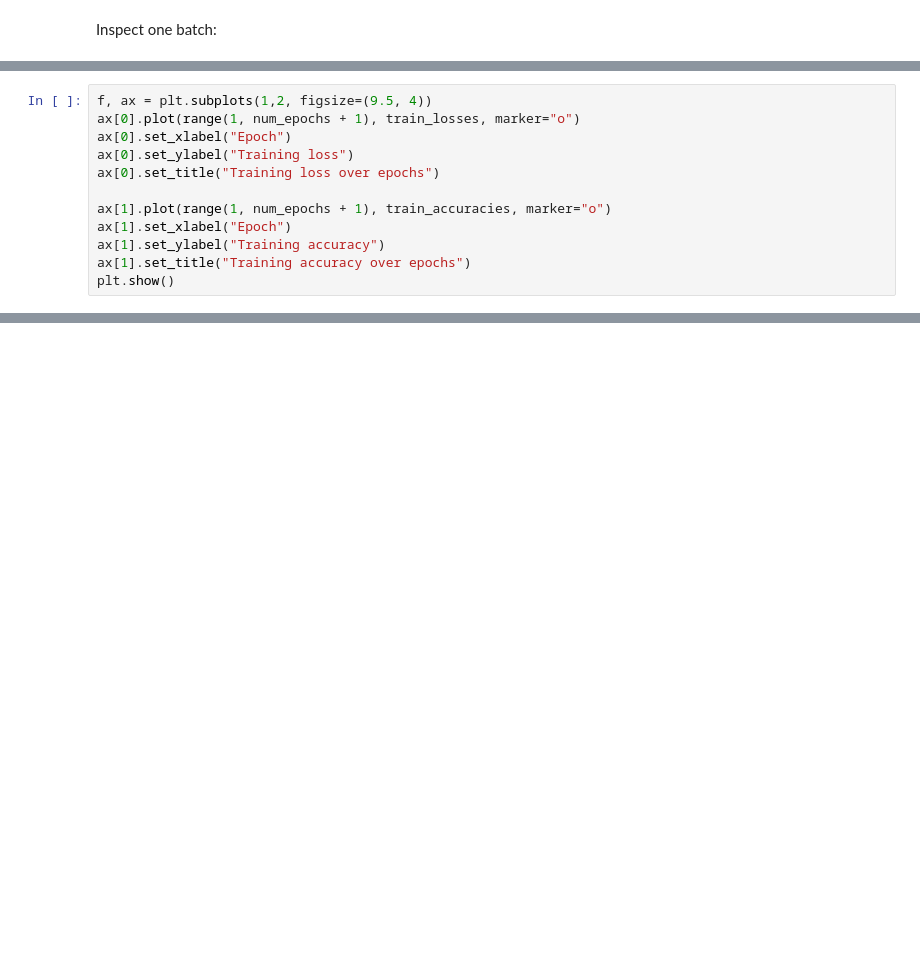
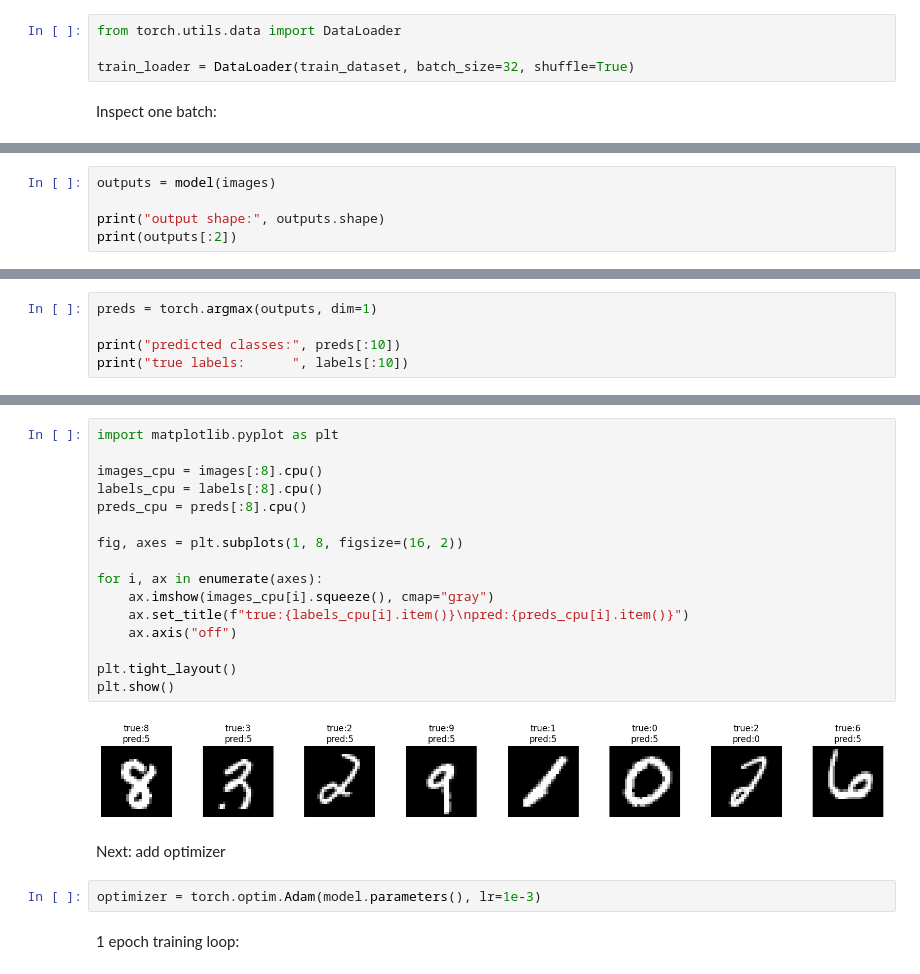
Before and after one commit to aadupuy/dl-fundamentals, a Jupyter notebook: mnist.ipynb, the cells around one changed output, grey strips where cells are left out. Saved outputs shown, nothing was run; the diff lists cells and outputs as text; blank space fills up the shorter version.

```diff
--- a/mnist.ipynb
+++ b/mnist.ipynb
@@ -56,2 +61,6 @@ test_loader = DataLoader(test_dataset, batch_size=64, shuffle=False)
+# %%
+from torch.utils.data import DataLoader
+
+train_loader = DataLoader(train_dataset, batch_size=32, shuffle=True)
 # %% [markdown]
 Inspect one batch:
@@ -360,12 +66,0 @@ Test accuracy: 0.9786
-# %%
-f, ax = plt.subplots(1,2, figsize=(9.5, 4))
-ax[0].plot(range(1, num_epochs + 1), train_losses, marker="o")
-ax[0].set_xlabel("Epoch")
-ax[0].set_ylabel("Training loss")
-ax[0].set_title("Training loss over epochs")
-
-ax[1].plot(range(1, num_epochs + 1), train_accuracies, marker="o")
-ax[1].set_xlabel("Epoch")
-ax[1].set_ylabel("Training accuracy")
-ax[1].set_title("Training accuracy over epochs")
-plt.show()
@@ -415,0 +165,5 @@ plt.show()
+# %%
+outputs = model(images)
+
+print("output shape:", outputs.shape)
+print(outputs[:2])
@@ -415,0 +180,5 @@ plt.show()
+# %%
+preds = torch.argmax(outputs, dim=1)
+
+print("predicted classes:", preds[:10])
+print("true labels:      ", labels[:10])
@@ -415,0 +243,24 @@ plt.show()
+# %%
+import matplotlib.pyplot as plt
+
+images_cpu = images[:8].cpu()
+labels_cpu = labels[:8].cpu()
+preds_cpu = preds[:8].cpu()
+
+fig, axes = plt.subplots(1, 8, figsize=(16, 2))
+
+for i, ax in enumerate(axes):
+    ax.imshow(images_cpu[i].squeeze(), cmap="gray")
+    ax.set_title(f"true:{labels_cpu[i].item()}\npred:{preds_cpu[i].item()}")
+    ax.axis("off")
+
+plt.tight_layout()
+plt.show()
+# %% [output]
+[figure, added]
+# %% [markdown]
+Next: add optimizer
+# %%
+optimizer = torch.optim.Adam(model.parameters(), lr=1e-3)
+# %% [markdown]
+1 epoch training loop:
```
Also changed, not shown: parts of 68 cells of this notebook, 1 other file.
